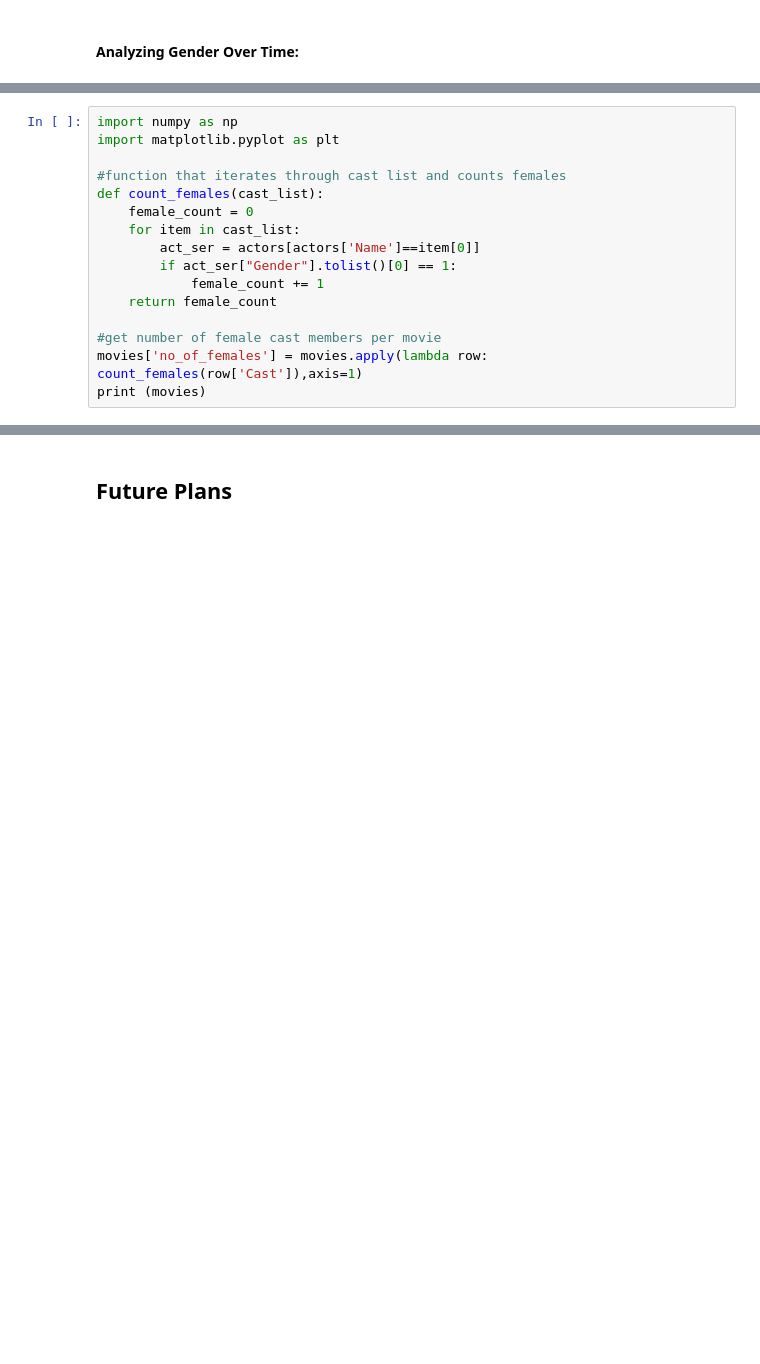
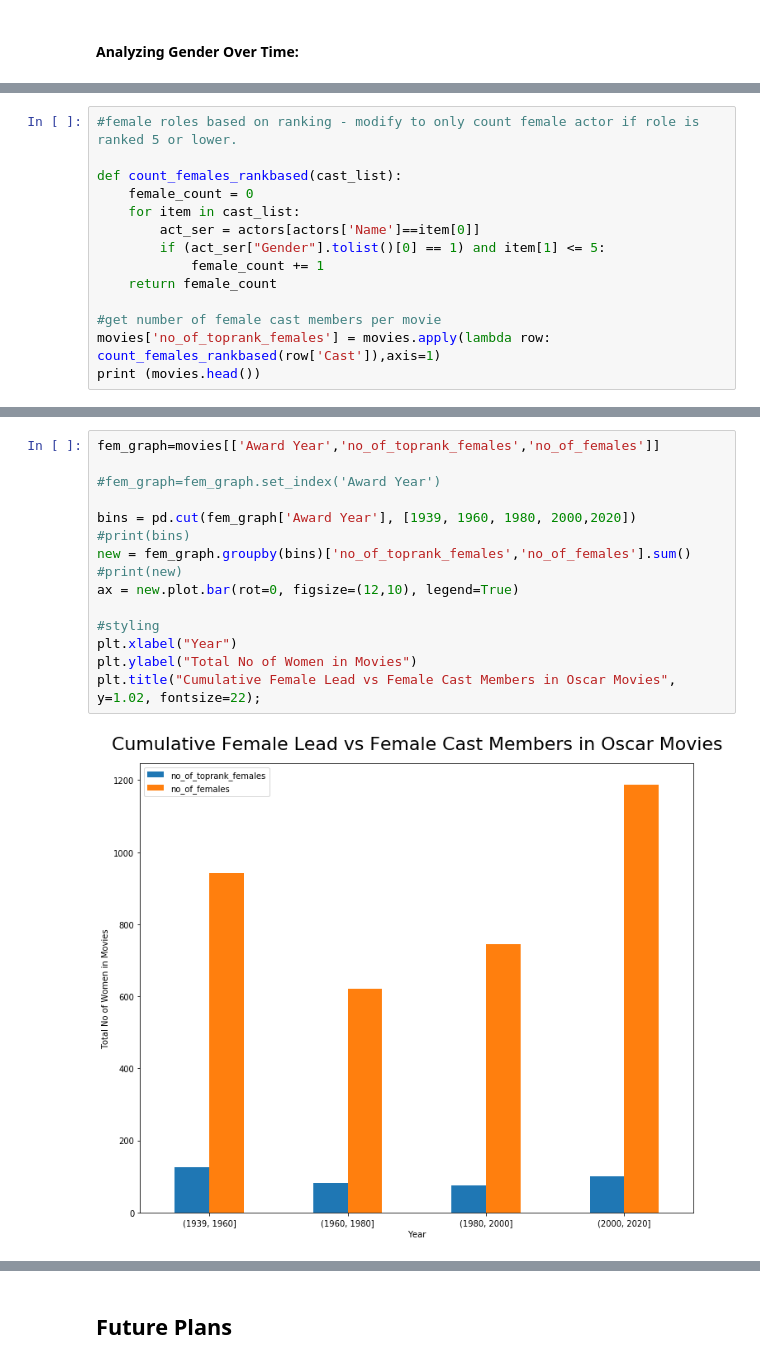
Before and after one commit to maitreyirajaram/oscar-awards-analysis, a Jupyter notebook: MovieAnalysis.ipynb, the cells around one changed output, grey strips where cells are left out. Drawn from its saved outputs; the diff is of its cells as text; blank space fills up the shorter version.

```diff
--- a/MovieAnalysis.ipynb
+++ b/MovieAnalysis.ipynb
@@ -91,19 +297,17 @@ tt0031381  [(Vivien Leigh, 10), (Clark Gable, 11), (Olivi...  4000000
 # %%
-import numpy as np
-import matplotlib.pyplot as plt
+#female roles based on ranking - modify to only count female actor if role is ranked 5 or lower.
 
-#function that iterates through cast list and counts females
-def count_females(cast_list):
+def count_females_rankbased(cast_list):
     female_count = 0
     for item in cast_list:
         act_ser = actors[actors['Name']==item[0]]
-        if act_ser["Gender"].tolist()[0] == 1:
+        if (act_ser["Gender"].tolist()[0] == 1) and item[1] <= 5:
             female_count += 1
     return female_count
 
 #get number of female cast members per movie
-movies['no_of_females'] = movies.apply(lambda row: count_females(row['Cast']),axis=1)
-print (movies)
+movies['no_of_toprank_females'] = movies.apply(lambda row: count_females_rankbased(row['Cast']),axis=1)
+print (movies.head())
 # %% [output]
                                   Title  \
 ID
@@ -124,0 +329,17 @@ tt7349662              3
+# %%
+fem_graph=movies[['Award Year','no_of_toprank_females','no_of_females']]
+
+#fem_graph=fem_graph.set_index('Award Year')
+
+bins = pd.cut(fem_graph['Award Year'], [1939, 1960, 1980, 2000,2020])
+#print(bins)
+new = fem_graph.groupby(bins)['no_of_toprank_females','no_of_females'].sum()
+#print(new)
+ax = new.plot.bar(rot=0, figsize=(12,10), legend=True)
+
+#styling
+plt.xlabel("Year")
+plt.ylabel("Total No of Women in Movies")
+plt.title("Cumulative Female Lead vs Female Cast Members in Oscar Movies", y=1.02, fontsize=22);
+# %% [output]
+[figure, added]
```
Also changed, not shown: parts of 28 cells of this notebook, 1 other file.
